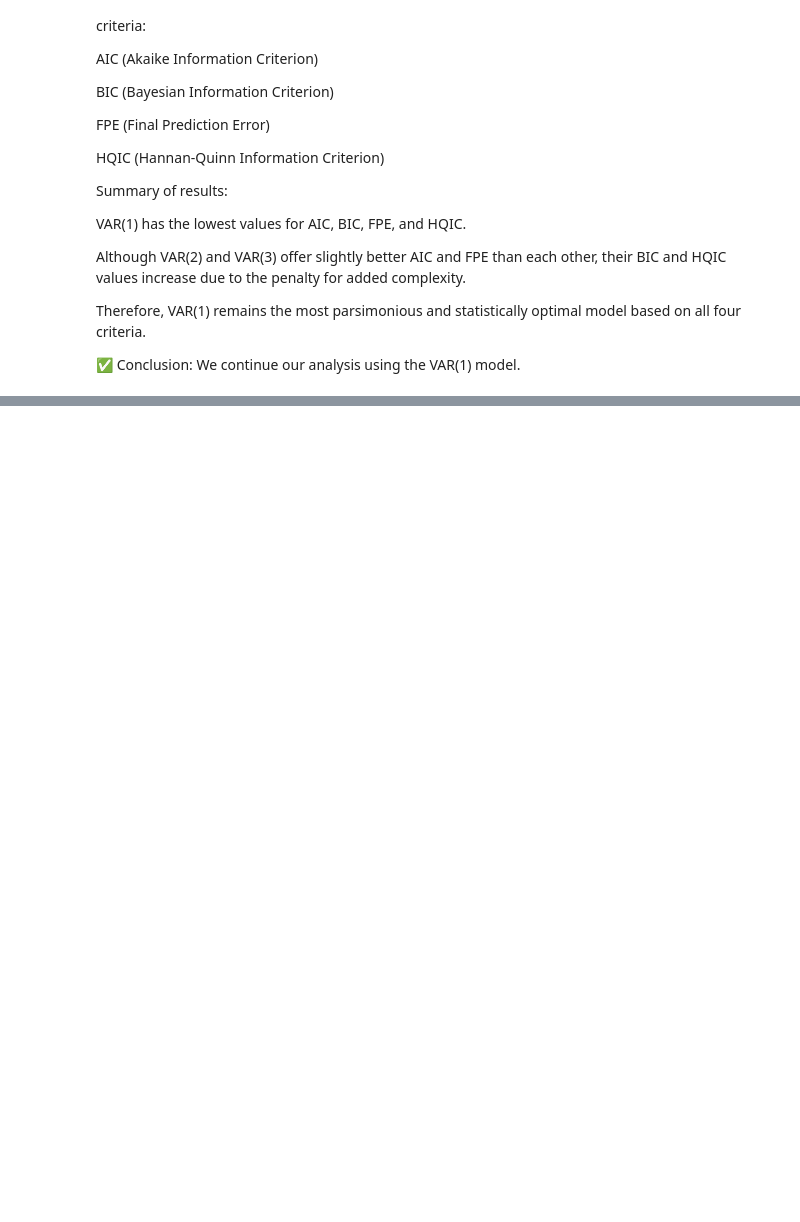
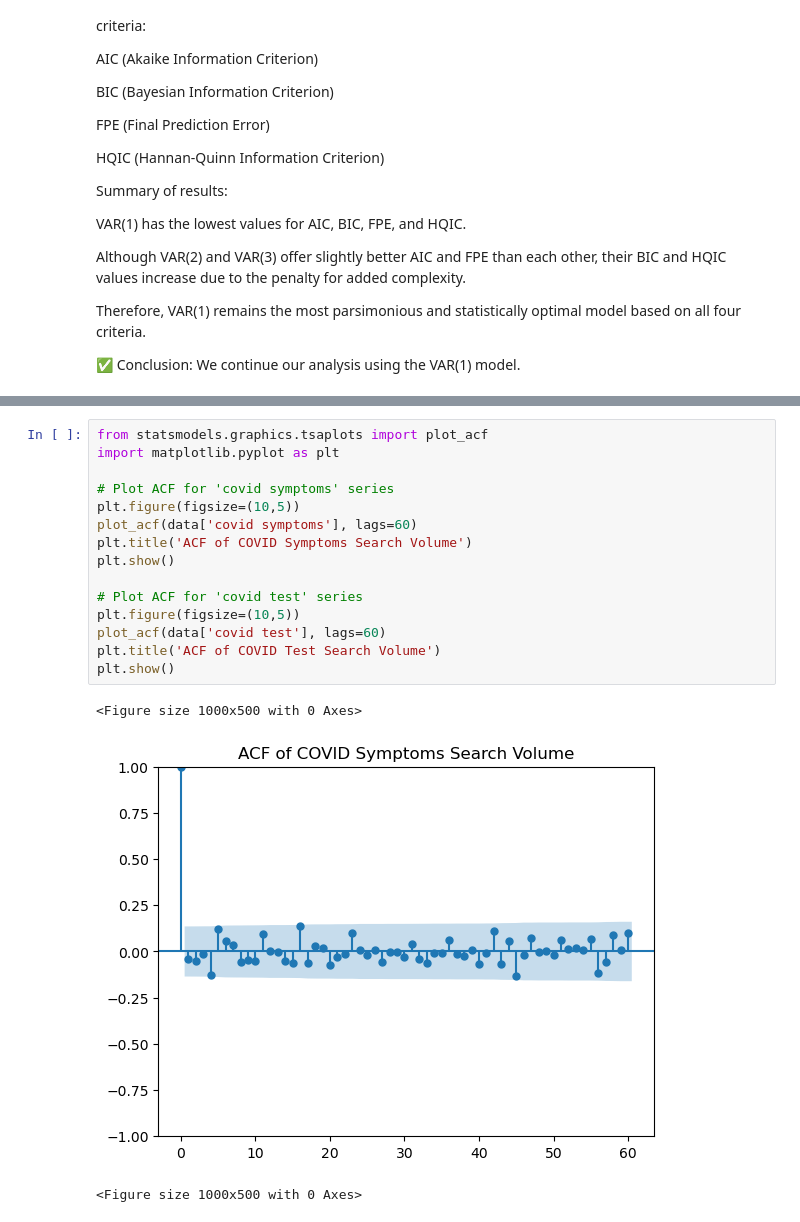
Before and after one commit to sevintanerdi/TSAproject, a Jupyter notebook: TSA_analysis.ipynb, the cells around one changed output, grey strips where cells are left out. Cells and saved outputs as stored; diff of their text form; blank space fills up the shorter version.

```diff
--- a/TSA_analysis.ipynb
+++ b/TSA_analysis.ipynb
@@ -734,0 +743,19 @@ Therefore, VAR(1) remains the most parsimonious and statistically optimal model
+# %%
+from statsmodels.graphics.tsaplots import plot_acf
+import matplotlib.pyplot as plt
+
+# Plot ACF for 'covid symptoms' series
+plt.figure(figsize=(10,5))
+plot_acf(data['covid symptoms'], lags=60)
+plt.title('ACF of COVID Symptoms Search Volume')
+plt.show()
+
+# Plot ACF for 'covid test' series
+plt.figure(figsize=(10,5))
+plot_acf(data['covid test'], lags=60)
+plt.title('ACF of COVID Test Search Volume')
+plt.show()
+# %% [output]
+<Figure size 1000x500 with 0 Axes>
+[figure, added]
+<Figure size 1000x500 with 0 Axes>
```
Also changed, not shown: parts of 3 cells of this notebook.
